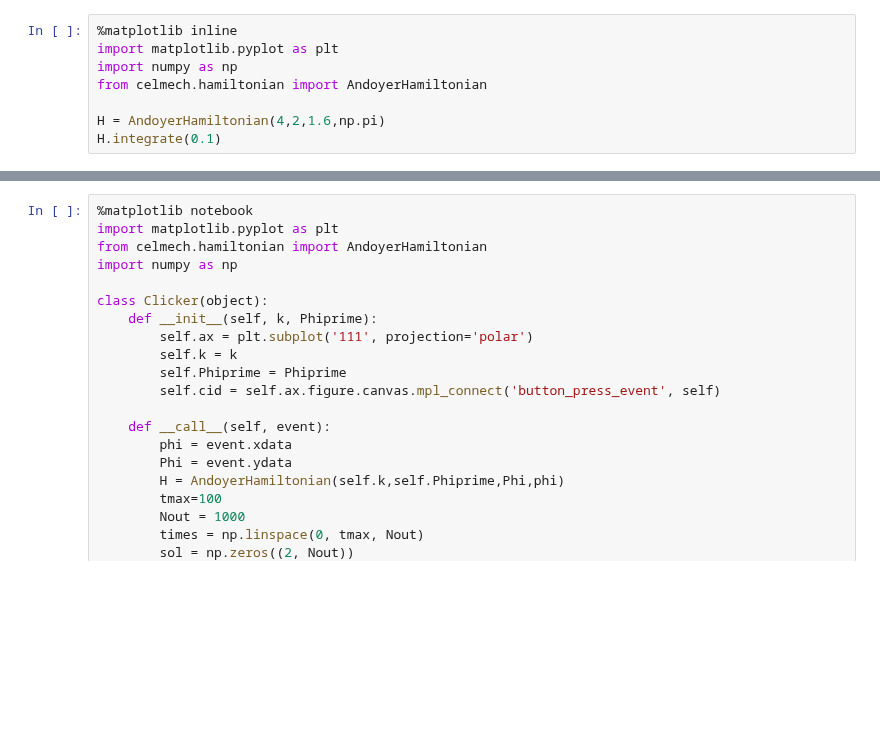
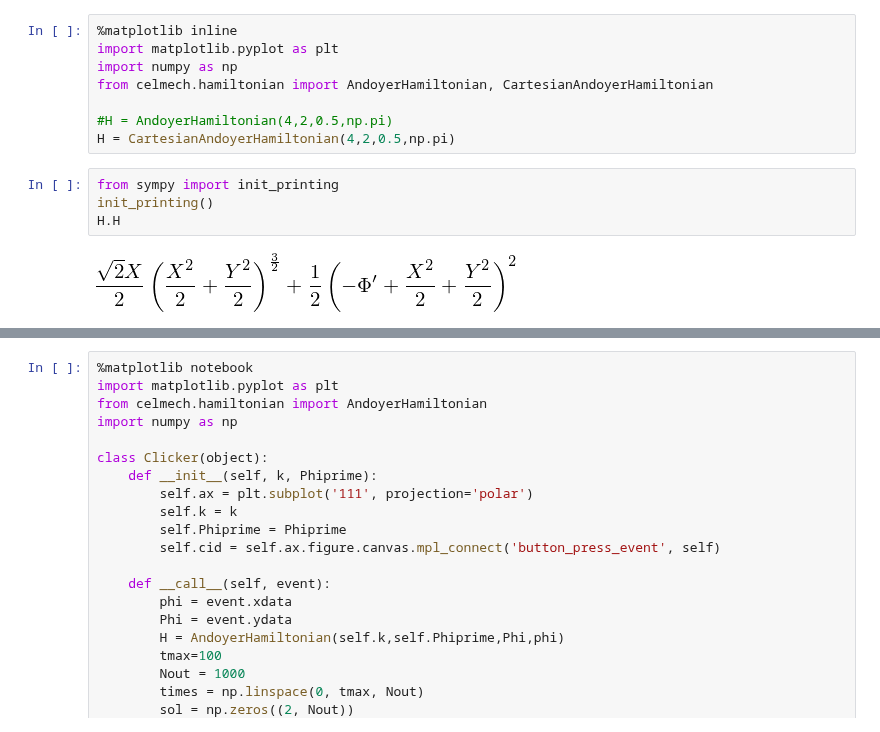
Before and after one commit to shadden/celmech, a Jupyter notebook: Clickplot.ipynb, the cells around one changed output, grey strips where cells are left out. Cells and saved outputs as stored; diff of their text form; blank space fills up the shorter version.

```diff
--- a/Clickplot.ipynb
+++ b/Clickplot.ipynb
@@ -19,7 +34,13 @@ ax.plot(sol[1,:], sol[0,:])
 %matplotlib inline
 import matplotlib.pyplot as plt
 import numpy as np
-from celmech.hamiltonian import AndoyerHamiltonian
+from celmech.hamiltonian import AndoyerHamiltonian, CartesianAndoyerHamiltonian
 
-H = AndoyerHamiltonian(4,2,1.6,np.pi)
-H.integrate(0.1)
+#H = AndoyerHamiltonian(4,2,0.5,np.pi)
+H = CartesianAndoyerHamiltonian(4,2,0.5,np.pi)
+# %%
+from sympy import init_printing
+init_printing()
+H.H
+# %% [output]
+[figure, added]
```
Also changed, not shown: parts of 6 cells of this notebook, 1 other file.
